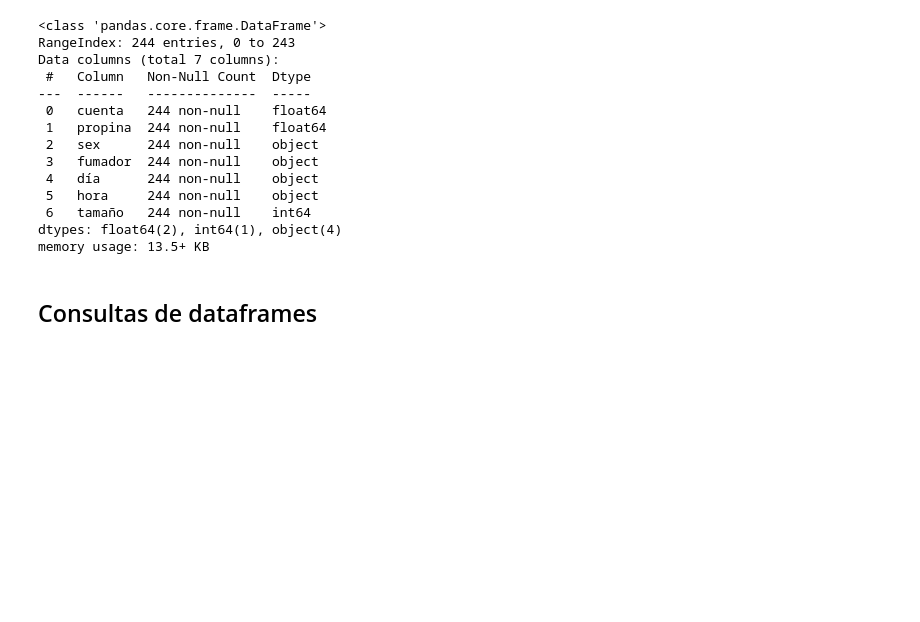
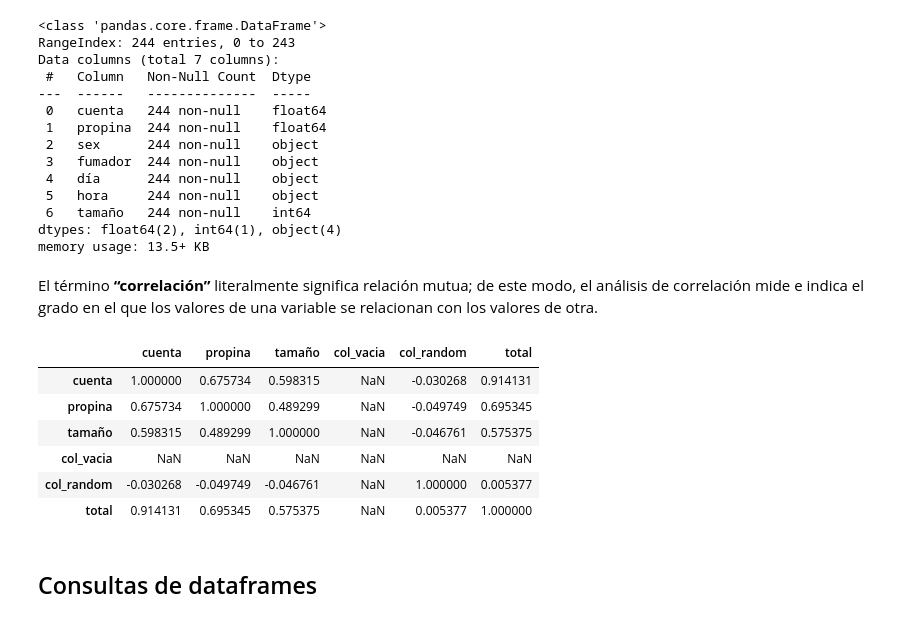
Before and after one commit to dgtrabada/python, a Jupyter notebook: 09_Pandas/pandas.ipynb, the cells around one changed output. Drawn from its saved outputs; the diff is of its cells as text; code cells hidden in the pictures; blank space fills up the shorter version.

Commit message:
corr

```diff
--- a/09_Pandas/pandas.ipynb
+++ b/09_Pandas/pandas.ipynb
@@ -279,6 +279,19 @@ Data columns (total 7 columns):
  6   tamaño   244 non-null    int64
 dtypes: float64(2), int64(1), object(4)
 memory usage: 13.5+ KB
+# %% [markdown]
+El término __“correlación”__ literalmente significa relación mutua; de este modo, el análisis
+de correlación mide e indica el grado en el que los valores de una variable se relacionan con los valores de otra.
+# %%
+tips.corr()
+# %% [output]
+|  | cuenta | propina | tamaño | col_vacia | col_random | total |
+| cuenta | 1.000000 | 0.675734 | 0.598315 | NaN | -0.030268 | 0.914131 |
+| propina | 0.675734 | 1.000000 | 0.489299 | NaN | -0.049749 | 0.695345 |
+| tamaño | 0.598315 | 0.489299 | 1.000000 | NaN | -0.046761 | 0.575375 |
+| col_vacia | NaN | NaN | NaN | NaN | NaN | NaN |
+| col_random | -0.030268 | -0.049749 | -0.046761 | NaN | 1.000000 | 0.005377 |
+| total | 0.914131 | 0.695345 | 0.575375 | NaN | 0.005377 | 1.000000 |
 # %% [markdown]
 ## Consultas de dataframes
 # %% [markdown]
```
Also changed, not shown: parts of 4 cells of this notebook, 1 other file.
